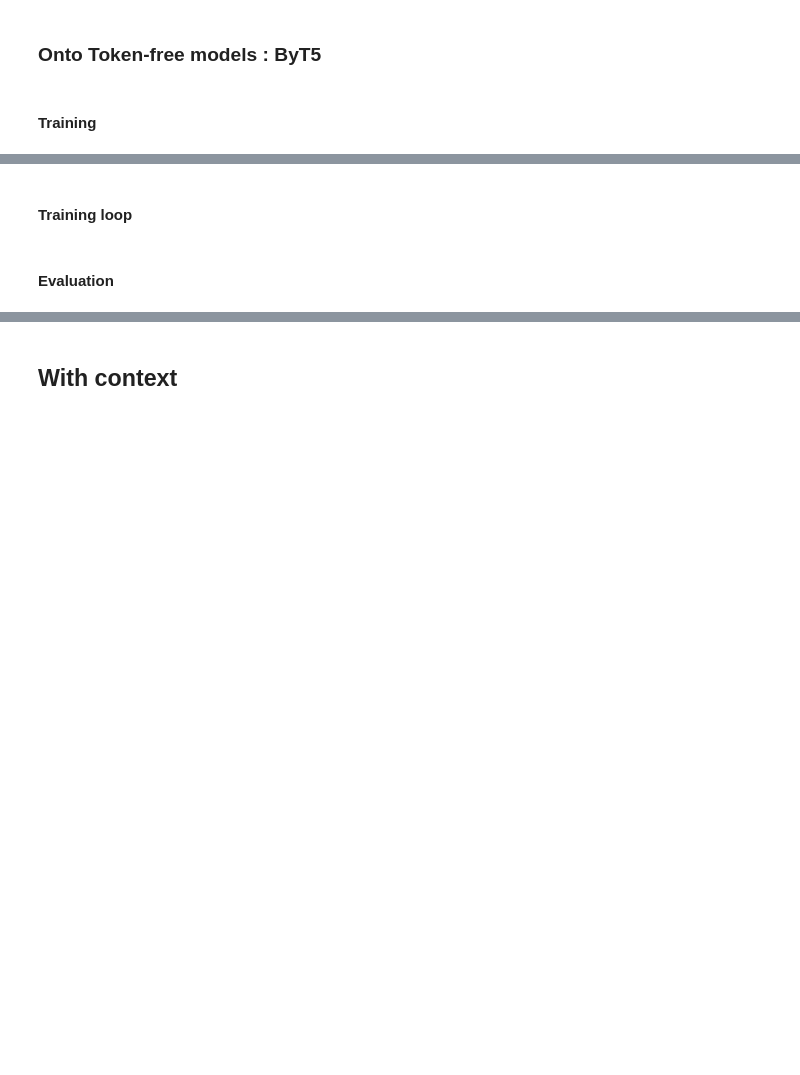
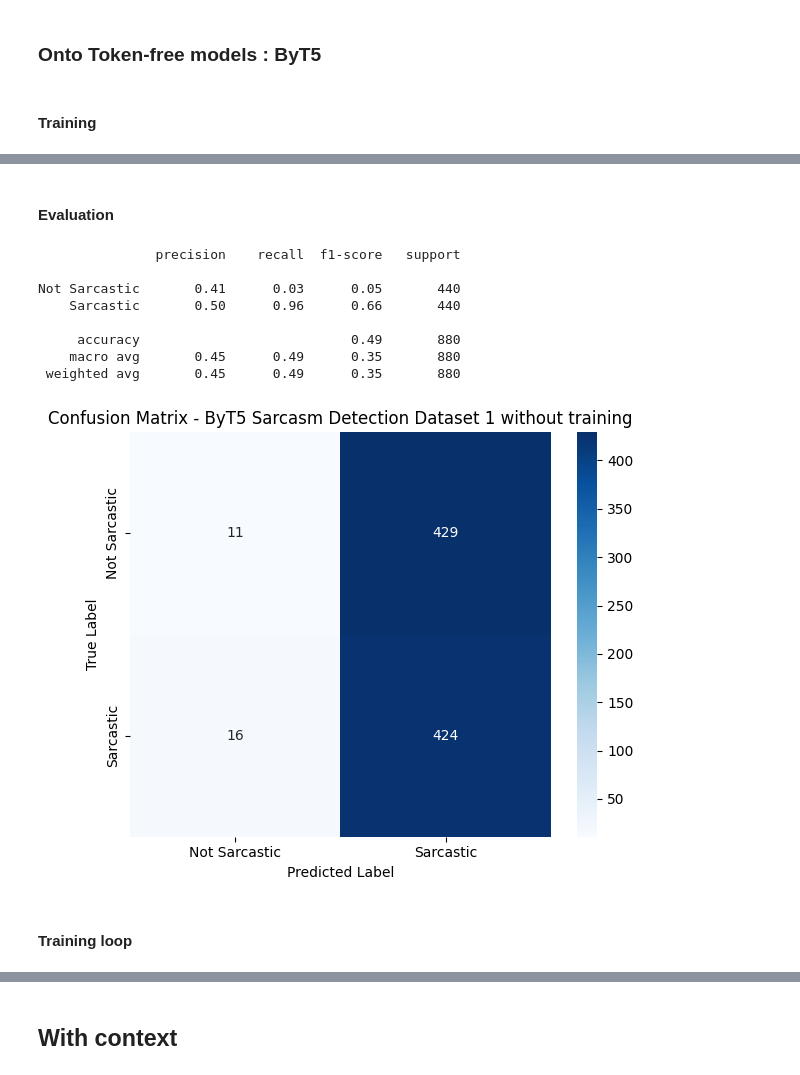
Before and after one commit to minhtripham9/sarcasm-detection, a Jupyter notebook: Code/byt5-DS1.ipynb, the cells around one changed output, grey strips where cells are left out. Cells and saved outputs as stored; diff of their text form; code cells hidden in the pictures; blank space fills up the shorter version.

```diff
--- a/Code/byt5-DS1.ipynb
+++ b/Code/byt5-DS1.ipynb
@@ -77,7 +100,7 @@ def tokenize(texts):
         texts,
         padding="max_length",
         truncation=True,
-        max_length=110,         # You can adjust for your dataset
+        max_length=64,         # You can adjust for your dataset
         return_tensors='pt'
     )
 
@@ -108,4 +150,2 @@ model = model.to(device)
 # %%
 optimizer = AdamW(model.parameters(), lr=2e-5)
-# %% [markdown]
-#### Training loop
@@ -129,24 +154,36 @@ for epoch in range(epochs):
 # %%
 model.eval()
 preds_byt5, truths_byt5 = [], []
 with torch.no_grad():
     for batch in test_loader:
         b_input_ids, b_attn_mask, b_labels = [x.to(device) for x in batch]
         outputs = model(input_ids=b_input_ids, attention_mask=b_attn_mask)
         logits = outputs.logits
         preds_byt5.extend(torch.argmax(logits, dim=1).cpu().numpy())
         truths_byt5.extend(b_labels.cpu().numpy())
 
 print(classification_report(truths_byt5, preds_byt5, target_names=['Not Sarcastic', 'Sarcastic']))
 
 cm_byt5 = confusion_matrix(truths_byt5, preds_byt5)
 labels = ['Not Sarcastic', 'Sarcastic']
 
 plt.figure(figsize=(6, 5))
 sns.heatmap(cm_byt5, annot=True, fmt='d', cmap='Blues',
             xticklabels=labels, yticklabels=labels)
 plt.xlabel('Predicted Label')
 plt.ylabel('True Label')
-plt.title('Confusion Matrix - ByT5 Sarcasm Detection Dataset 1')
+plt.title('Confusion Matrix - ByT5 Sarcasm Detection Dataset 1 without training')
 plt.tight_layout()
 plt.show()
+# %% [output]
+               precision    recall  f1-score   support
+
+Not Sarcastic       0.41      0.03      0.05       440
+    Sarcastic       0.50      0.96      0.66       440
+
+     accuracy                           0.49       880
+    macro avg       0.45      0.49      0.35       880
+ weighted avg       0.45      0.49      0.35       880
+[figure, added]
+# %% [markdown]
+#### Training loop
```
Also changed, not shown: parts of 16 cells of this notebook.
